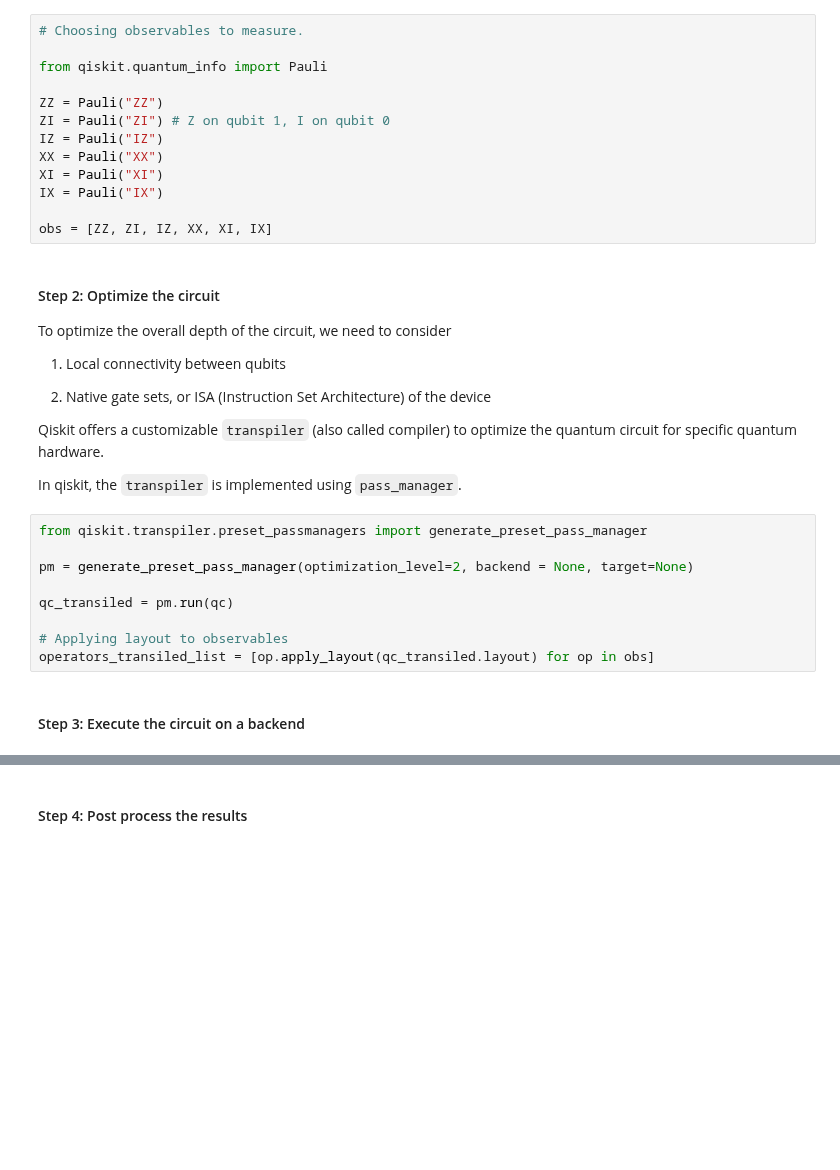
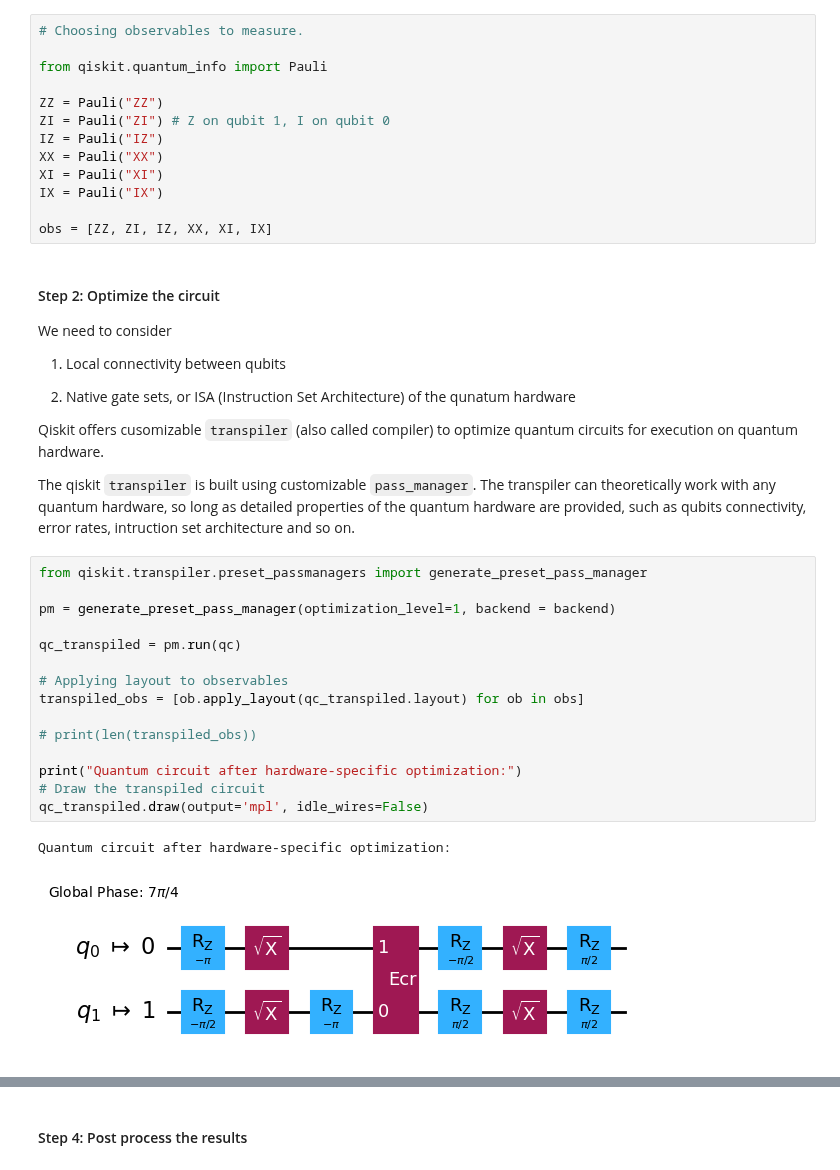
Before and after one commit to Weidsn/Quantum_Computational_Fluid_Dynamics, a Jupyter notebook: Qiskit/Qiskit_Sample_Run.ipynb, the cells around one changed output, grey strips where cells are left out. Drawn from its saved outputs; the diff is of its cells as text; blank space fills up the shorter version.

```diff
--- a/Qiskit/Qiskit_Sample_Run.ipynb
+++ b/Qiskit/Qiskit_Sample_Run.ipynb
@@ -78,23 +73,30 @@ obs = [ZZ, ZI, IZ, XX, XI, IX]
 # %% [markdown]
 #### Step 2: Optimize the circuit
 
-To optimize the overall depth of the circuit, we need to consider
+We need to consider
 
 1. Local connectivity between qubits
 
-2. Native gate sets, or ISA (Instruction Set Architecture) of the device
+2. Native gate sets, or ISA (Instruction Set Architecture) of the qunatum hardware
 
-Qiskit offers a customizable `transpiler` (also called compiler) to optimize the quantum circuit for specific quantum hardware.
+Qiskit offers cusomizable `transpiler` (also called compiler) to optimize quantum circuits for execution on quantum hardware.
 
-In qiskit, the `transpiler` is implemented using `pass_manager`.
+The qiskit `transpiler` is built using customizable `pass_manager`. The transpiler can theoretically work with any quantum hardware, so long as detailed properties of the quantum hardware are provided, such as qubits connectivity, error rates, intruction set architecture and so on.
 # %%
 from qiskit.transpiler.preset_passmanagers import generate_preset_pass_manager
 
-pm = generate_preset_pass_manager(optimization_level=2, backend = None, target=None)
+pm = generate_preset_pass_manager(optimization_level=1, backend = backend)
 
-qc_transiled = pm.run(qc)
+qc_transpiled = pm.run(qc)
 
 # Applying layout to observables
-operators_transiled_list = [op.apply_layout(qc_transiled.layout) for op in obs]
+transpiled_obs = [ob.apply_layout(qc_transpiled.layout) for ob in obs]
+
+# print(len(transpiled_obs))
+
+print("Quantum circuit after hardware-specific optimization:")
+# Draw the transpiled circuit
+qc_transpiled.draw(output='mpl', idle_wires=False)
+# %% [output]
+Quantum circuit after hardware-specific optimization:
+[figure, added]
-# %% [markdown]
-#### Step 3: Execute the circuit on a backend
```
Also changed, not shown: parts of 12 cells of this notebook, 2 other files.
